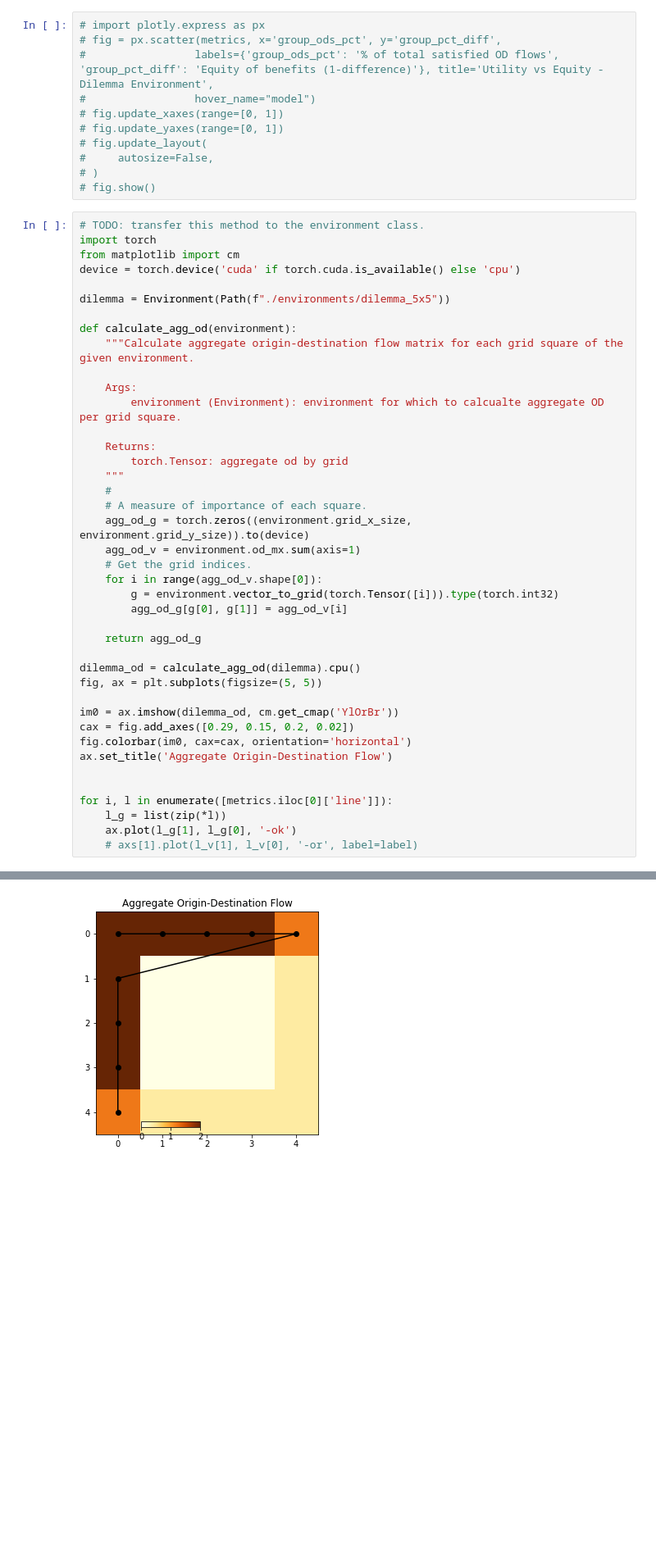
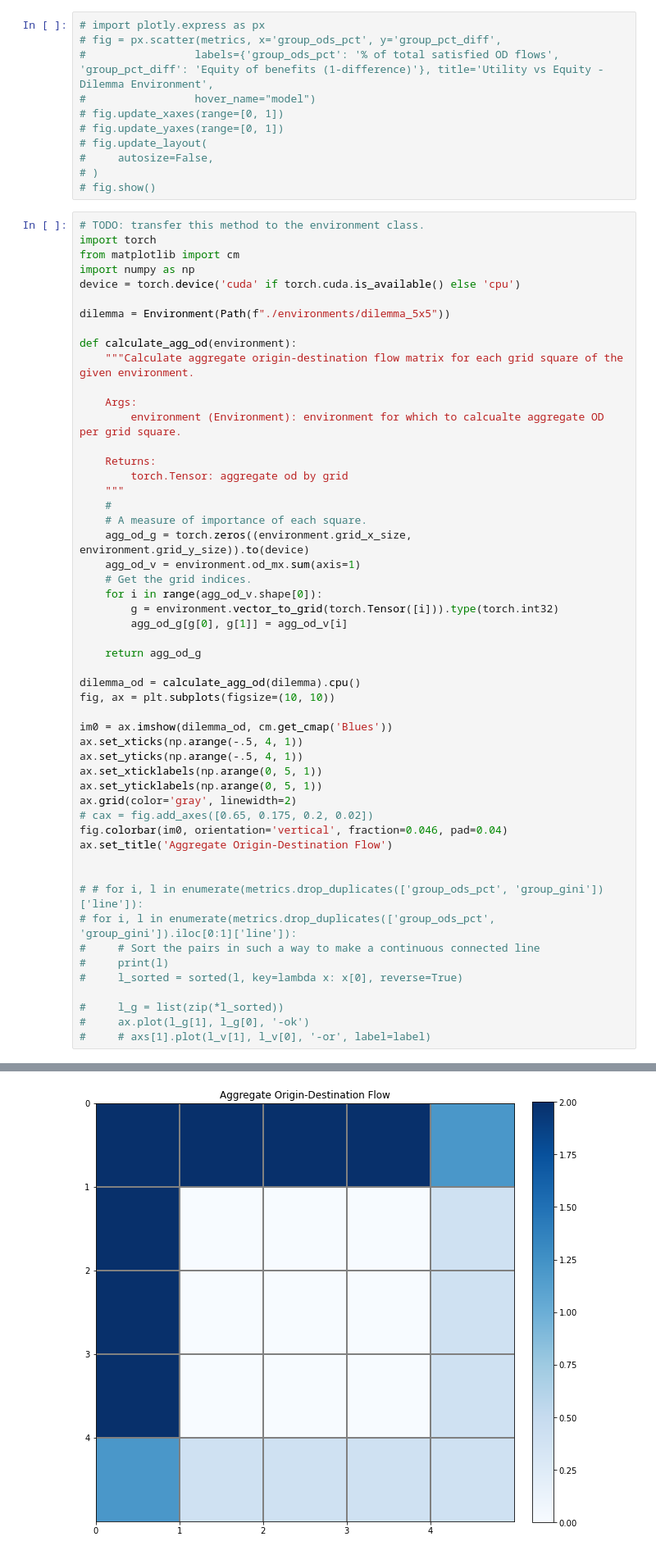
Before and after one commit to dimichai/fair-network-expansion, a Jupyter notebook: result_plotter.ipynb, the cells around one changed output, grey strips where cells are left out. Shown at 82% size. Drawn from its saved outputs; the diff is of its cells as text; blank space fills up the shorter version.

```diff
--- a/result_plotter.ipynb
+++ b/result_plotter.ipynb
@@ -66,6 +134,7 @@ ax.set_xlim((0,1))
 # TODO: transfer this method to the environment class.
 import torch
 from matplotlib import cm
+import numpy as np
 device = torch.device('cuda' if torch.cuda.is_available() else 'cpu')
 
 dilemma = Environment(Path(f"./environments/dilemma_5x5"))
@@ -91,16 +160,26 @@ def calculate_agg_od(environment):
     return agg_od_g
 
 dilemma_od = calculate_agg_od(dilemma).cpu()
-fig, ax = plt.subplots(figsize=(5, 5))
+fig, ax = plt.subplots(figsize=(10, 10))
 
-im0 = ax.imshow(dilemma_od, cm.get_cmap('YlOrBr'))
-cax = fig.add_axes([0.29, 0.15, 0.2, 0.02])
-fig.colorbar(im0, cax=cax, orientation='horizontal')
+im0 = ax.imshow(dilemma_od, cm.get_cmap('Blues'))
+ax.set_xticks(np.arange(-.5, 4, 1))
+ax.set_yticks(np.arange(-.5, 4, 1))
+ax.set_xticklabels(np.arange(0, 5, 1))
+ax.set_yticklabels(np.arange(0, 5, 1))
+ax.grid(color='gray', linewidth=2)
+# cax = fig.add_axes([0.65, 0.175, 0.2, 0.02])
+fig.colorbar(im0, orientation='vertical', fraction=0.046, pad=0.04)
 ax.set_title('Aggregate Origin-Destination Flow')
 
 
-for i, l in enumerate([metrics.iloc[0]['line']]):
-    l_g = list(zip(*l))
-    ax.plot(l_g[1], l_g[0], '-ok')
-    # axs[1].plot(l_v[1], l_v[0], '-or', label=label)
+# # for i, l in enumerate(metrics.drop_duplicates(['group_ods_pct', 'group_gini'])['line']):
+# for i, l in enumerate(metrics.drop_duplicates(['group_ods_pct', 'group_gini']).iloc[0:1]['line']):
+#     # Sort the pairs in such a way to make a continuous connected line
+#     print(l)
+#     l_sorted = sorted(l, key=lambda x: x[0], reverse=True)
+
+#     l_g = list(zip(*l_sorted))
+#     ax.plot(l_g[1], l_g[0], '-ok')
+#     # axs[1].plot(l_v[1], l_v[0], '-or', label=label)
 # %% [output]
@@ -107 +187 @@ for i, l in enumerate([metrics.iloc[0]['line']]):
-[figure, old version]
+[figure, new version]
```
Also changed, not shown: parts of 7 cells of this notebook, 1 other file.
